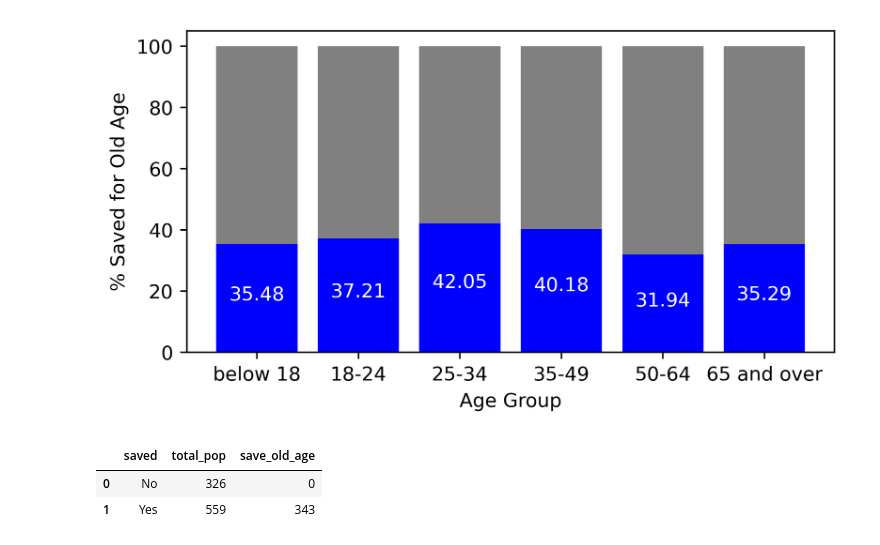
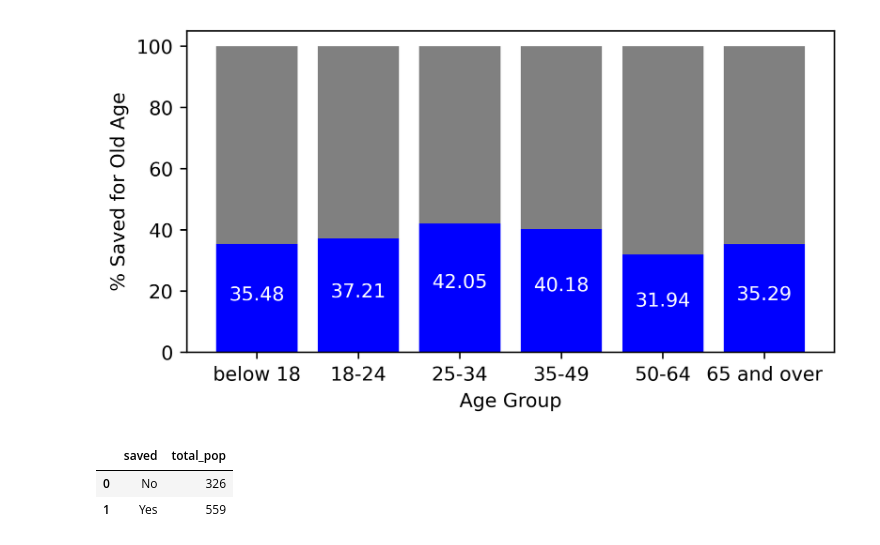
Before and after one commit to njolnir/S1-G2, a Jupyter notebook: 03-Codes/S1G2 Demo.ipynb, the cells around one changed output. Drawn from its saved outputs; the diff is of its cells as text; code cells hidden in the pictures.

```diff
--- a/03-Codes/S1G2 Demo.ipynb
+++ b/03-Codes/S1G2 Demo.ipynb
@@ -16,7 +16,7 @@ import numpy as np
 import plotly.io as pio
 # %%
 # Load the data
-data = pd.read_csv('micro_world.csv', encoding='ISO-8859-1')
+data = pd.read_csv('../0-Data/micro_world.csv', encoding='ISO-8859-1')
 data['SOA'] = [ 1 if x == 1 else 0 for x in data['fin16']]
 
 
@@ -615,15 +613,14 @@ plt.show()
 # %%
 ##### Group the data and apply aggregations ####
 #### When using Aggregations you retain talbe (data frame)###
-
+import streamlit as st
 save = cluster_data.groupby(['saved']).agg(
     total_pop=('save_old_age', 'count'),
-    save_old_age=('save_old_age', 'sum')
 ).reset_index()
 
 save
 # %% [output]
-|  | saved | total_pop | save_old_age |
-| 0 | No | 326 | 0 |
-| 1 | Yes | 559 | 343 |
+|  | saved | total_pop |
+| 0 | No | 326 |
+| 1 | Yes | 559 |
 # %%
```
Also changed, not shown: parts of 4 cells of this notebook, 4 other files.
